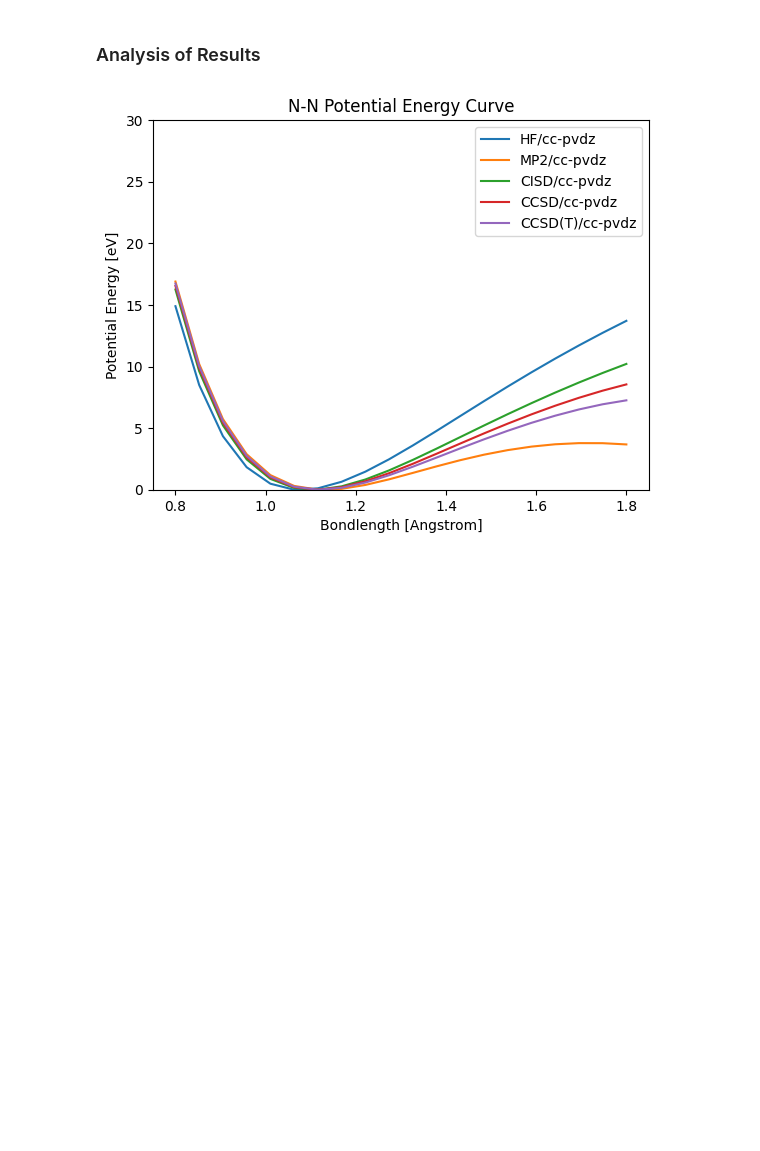
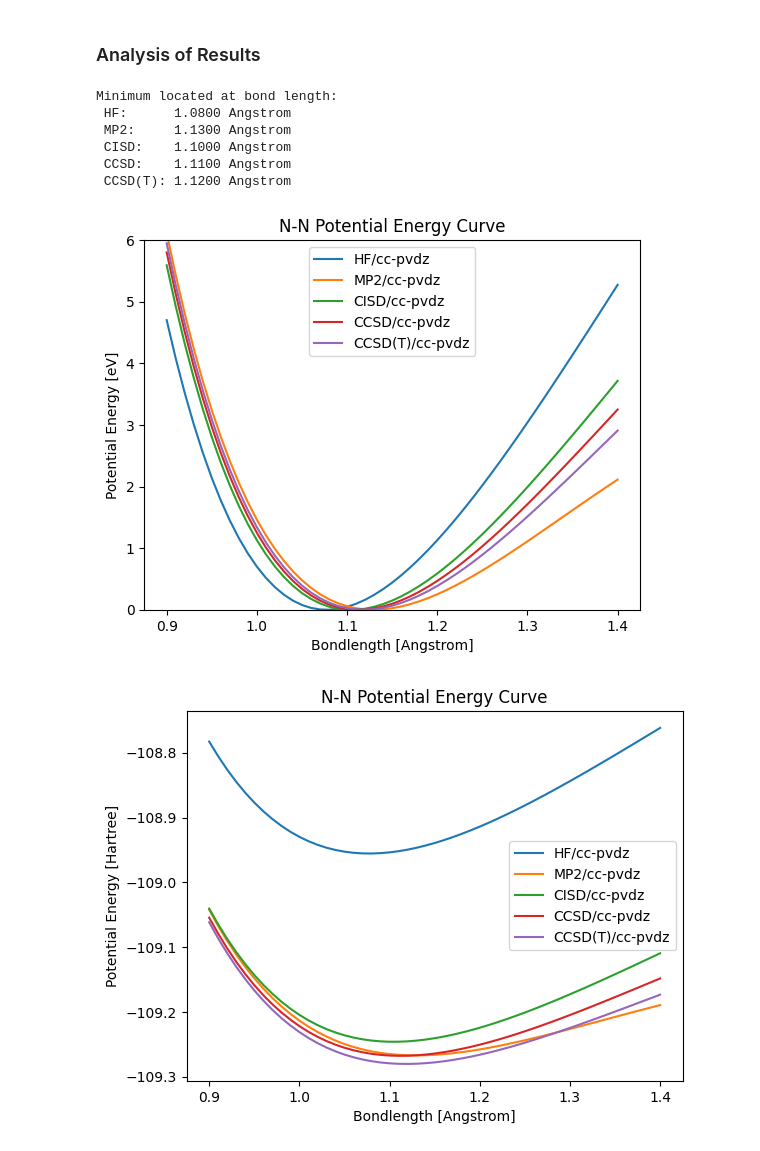
Before and after one commit to valsson-group/UNT-Chem5660-Fall2023, a Jupyter notebook: Python-JupyterNotebooks/CorrelatedWF_Dimer_PotentialEnergyCurve.ipynb, the cells around one changed output. Cells and saved outputs as stored; diff of their text form; code cells hidden in the pictures; blank space fills up the shorter version.

```diff
--- a/Python-JupyterNotebooks/CorrelatedWF_Dimer_PotentialEnergyCurve.ipynb
+++ b/Python-JupyterNotebooks/CorrelatedWF_Dimer_PotentialEnergyCurve.ipynb
@@ -87,5 +87,5 @@ def run_calculation_ccsd(xyz, basis="cc-pvdz"):
 # %%
-bondlengths = np.linspace(0.8,1.8,20)
+bondlengths = np.linspace(0.9,1.4,51)
 
 basis_set="cc-pvdz"
 
@@ -97,6 +97,7 @@ energy_ccsdt = np.zeros(bondlengths.size)
 
 for i, bl in enumerate(bondlengths):
   xyz=get_xyz(bondlength=bl,atom=Atom)
+  print(bl)
   energy_hf[i] = run_calculation_hf(xyz,basis=basis_set)
   energy_mp2[i] = run_calculation_mp2(xyz,basis=basis_set)
   energy_cisd[i] = run_calculation_cisd(xyz,basis=basis_set)
@@ -128,18 +129,57 @@ CCSD(T) correction = -0.0600257415925428
 # %% [markdown]
 ### Analysis of Results
-# %%
-plt.figure(1)
-plt.plot(bondlengths,energy_hf_eV,label="HF/{}".format(basis_set))
-plt.plot(bondlengths,energy_mp2_eV,label="MP2/{}".format(basis_set))
-plt.plot(bondlengths,energy_cisd_eV,label="CISD/{}".format(basis_set))
-plt.plot(bondlengths,energy_ccsd_eV,label="CCSD/{}".format(basis_set))
-plt.plot(bondlengths,energy_ccsdt_eV,label="CCSD(T)/{}".format(basis_set))
-plt.legend()
-plt.ylim([0,30])
-plt.xlabel("Bondlength [Angstrom]")
-plt.ylabel("Potential Energy [eV]")
-plt.title("{0}-{0} Potential Energy Curve".format(Atom))
-
-plt.show()
-# %% [output]
-[figure, removed]
+# %%
+plt.figure(1)
+plt.plot(bondlengths,energy_hf_eV,label="HF/{}".format(basis_set))
+plt.plot(bondlengths,energy_mp2_eV,label="MP2/{}".format(basis_set))
+plt.plot(bondlengths,energy_cisd_eV,label="CISD/{}".format(basis_set))
+plt.plot(bondlengths,energy_ccsd_eV,label="CCSD/{}".format(basis_set))
+plt.plot(bondlengths,energy_ccsdt_eV,label="CCSD(T)/{}".format(basis_set))
+plt.legend()
+plt.ylim([0,6])
+plt.xlabel("Bondlength [Angstrom]")
+plt.ylabel("Potential Energy [eV]")
+plt.title("{0}-{0} Potential Energy Curve".format(Atom))
+
+# plt.figure(2)
+# plt.plot(bondlengths,energy_hf_eV,label="HF/{}".format(basis_set))
+# plt.plot(bondlengths,energy_mp2_eV,label="MP2/{}".format(basis_set))
+# plt.plot(bondlengths,energy_cisd_eV,label="CISD/{}".format(basis_set))
+# plt.plot(bondlengths,energy_ccsd_eV,label="CCSD/{}".format(basis_set))
+# plt.plot(bondlengths,energy_ccsdt_eV,label="CCSD(T)/{}".format(basis_set))
+# plt.legend()
+# plt.xlim([1.0,1.2])
+# plt.ylim([0,2])
+# plt.xlabel("Bondlength [Angstrom]")
+# plt.ylabel("Potential Energy [eV]")
+# plt.title("{0}-{0} Potential Energy Curve".format(Atom))
+
+print("Minimum located at bond length:")
+print(" HF:      {:6.4f} Angstrom".format(bondlengths[np.argmin(energy_hf_eV)]))
+print(" MP2:     {:6.4f} Angstrom".format(bondlengths[np.argmin(energy_mp2_eV)]))
+print(" CISD:    {:6.4f} Angstrom".format(bondlengths[np.argmin(energy_cisd_eV)]))
+print(" CCSD:    {:6.4f} Angstrom".format(bondlengths[np.argmin(energy_ccsd_eV)]))
+print(" CCSD(T): {:6.4f} Angstrom".format(bondlengths[np.argmin(energy_ccsdt_eV)]))
+
+
+plt.figure(3)
+plt.plot(bondlengths,energy_hf,label="HF/{}".format(basis_set))
+plt.plot(bondlengths,energy_mp2,label="MP2/{}".format(basis_set))
+plt.plot(bondlengths,energy_cisd,label="CISD/{}".format(basis_set))
+plt.plot(bondlengths,energy_ccsd,label="CCSD/{}".format(basis_set))
+plt.plot(bondlengths,energy_ccsdt,label="CCSD(T)/{}".format(basis_set))
+plt.legend()
+plt.xlabel("Bondlength [Angstrom]")
+plt.ylabel("Potential Energy [Hartree]")
+plt.title("{0}-{0} Potential Energy Curve".format(Atom))
+
+plt.show()
+# %% [output]
+Minimum located at bond length:
+ HF:      1.0800 Angstrom
+ MP2:     1.1300 Angstrom
+ CISD:    1.1000 Angstrom
+ CCSD:    1.1100 Angstrom
+ CCSD(T): 1.1200 Angstrom
+[figure, added]
+[figure, added]
```
Also changed, not shown: parts of 3 cells of this notebook.
